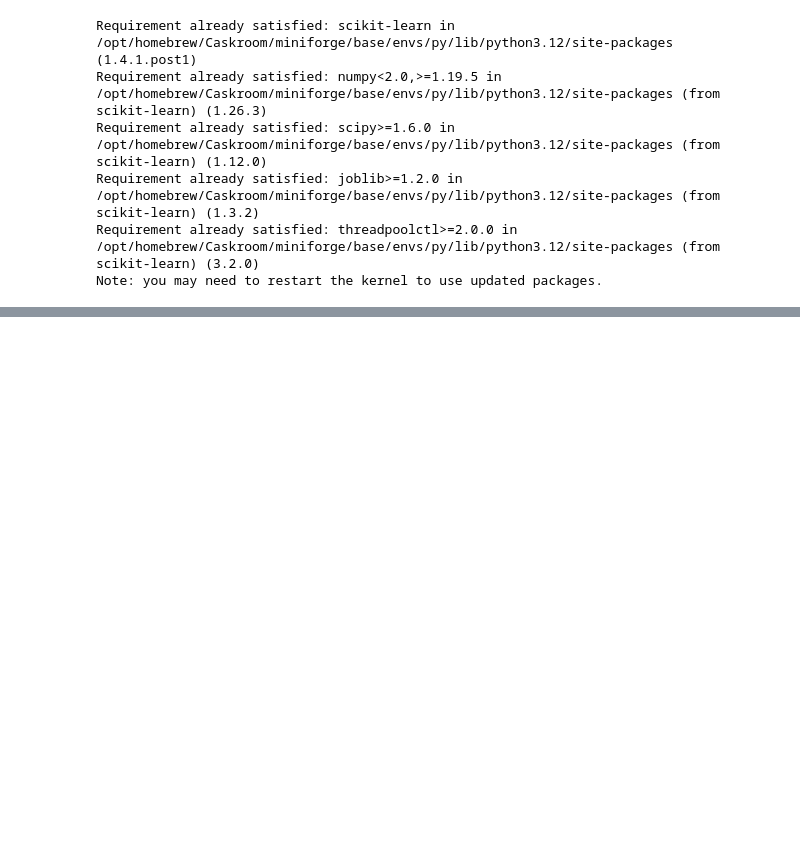
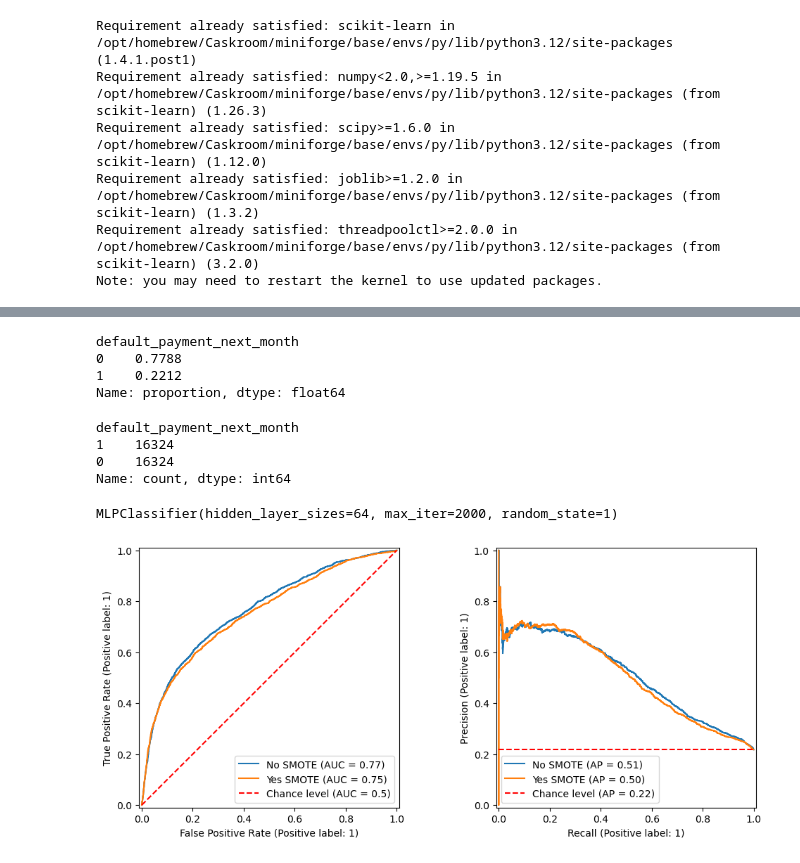
Before and after one commit to maptv/IntrotoNeural_Networks, a Jupyter notebook: IntroToNeuralNetworks/2-BuildingNeuralNetworks/2-BuildingNeuralNetworks-code.ipynb, the cells around one changed output, grey strips where cells are left out. Saved outputs shown, nothing was run; the diff lists cells and outputs as text; code cells hidden in the pictures; blank space fills up the shorter version.

Commit message:
finish first notebook with great smote comparison

```diff
--- a/IntroToNeuralNetworks/2-BuildingNeuralNetworks/2-BuildingNeuralNetworks-code.ipynb
+++ b/IntroToNeuralNetworks/2-BuildingNeuralNetworks/2-BuildingNeuralNetworks-code.ipynb
@@ -540,7 +528,12 @@ plt.show()
 # =================================================-
 #### Slide 17: Class-imbalanced dataset challenges  ####
 
-print(credit_card["default_payment_next_month"].value_counts())
+y.value_counts(normalize=True)
+# %% [output]
+default_payment_next_month
+0    0.7788
+1    0.2212
+Name: proportion, dtype: float64
 # %%
 # =================================================-
 #### Slide 20: Balancing target with SMOTE (cont'd)  ####
@@ -552,7 +545,28 @@ smote = SMOTE()
 
 # We can now fit the sampling method to our train data and labels.
 X_train_sm, y_train_sm = smote.fit_resample(X_train_scaled, y_train)
-print(y_train_sm.value_counts())
+y_train_sm.value_counts()
+# %% [output]
+default_payment_next_month
+1    16324
+0    16324
+Name: count, dtype: int64
+# %%
+smote_nn = MLPClassifier(
+    hidden_layer_sizes=(64), random_state=1, max_iter=2000,
+)
+smote_nn.fit(X_train_sm, y_train_sm)
+# %% [output]
+MLPClassifier(hidden_layer_sizes=64, max_iter=2000, random_state=1)
+# %%
+fig, ax = plt.subplots(1, 2)
+fig.set_figwidth(12)
+metrics.RocCurveDisplay.from_estimator(nn, X_test_scaled, y_test, ax=ax[0], name="No SMOTE")
+metrics.RocCurveDisplay.from_estimator(smote_nn, X_test_scaled, y_test, plot_chance_level=True, chance_level_kw={"color": "r"}, ax=ax[0], name="Yes SMOTE")
+metrics.PrecisionRecallDisplay.from_estimator(nn, X_test_scaled, y_test, ax=ax[1], name="No SMOTE")
+metrics.PrecisionRecallDisplay.from_estimator(smote_nn, X_test_scaled, y_test, plot_chance_level=True, chance_level_kw={"color": "r"}, ax=ax[1], name="Yes SMOTE");
+# %% [output]
+[figure, added]
 # %%
 # =================================================-
 #### Slide 23: Exercise  ####
```
Also changed, not shown: parts of 25 cells of this notebook.
